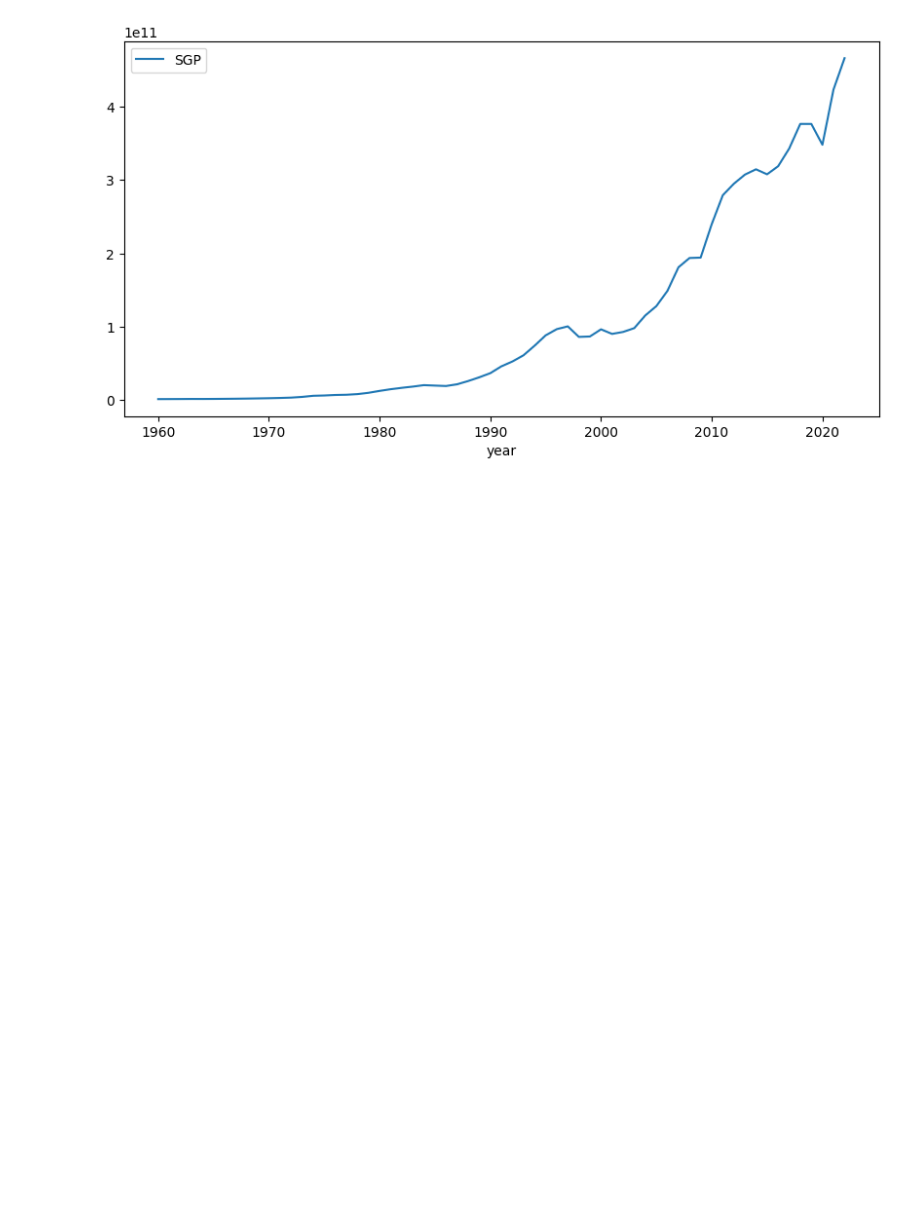
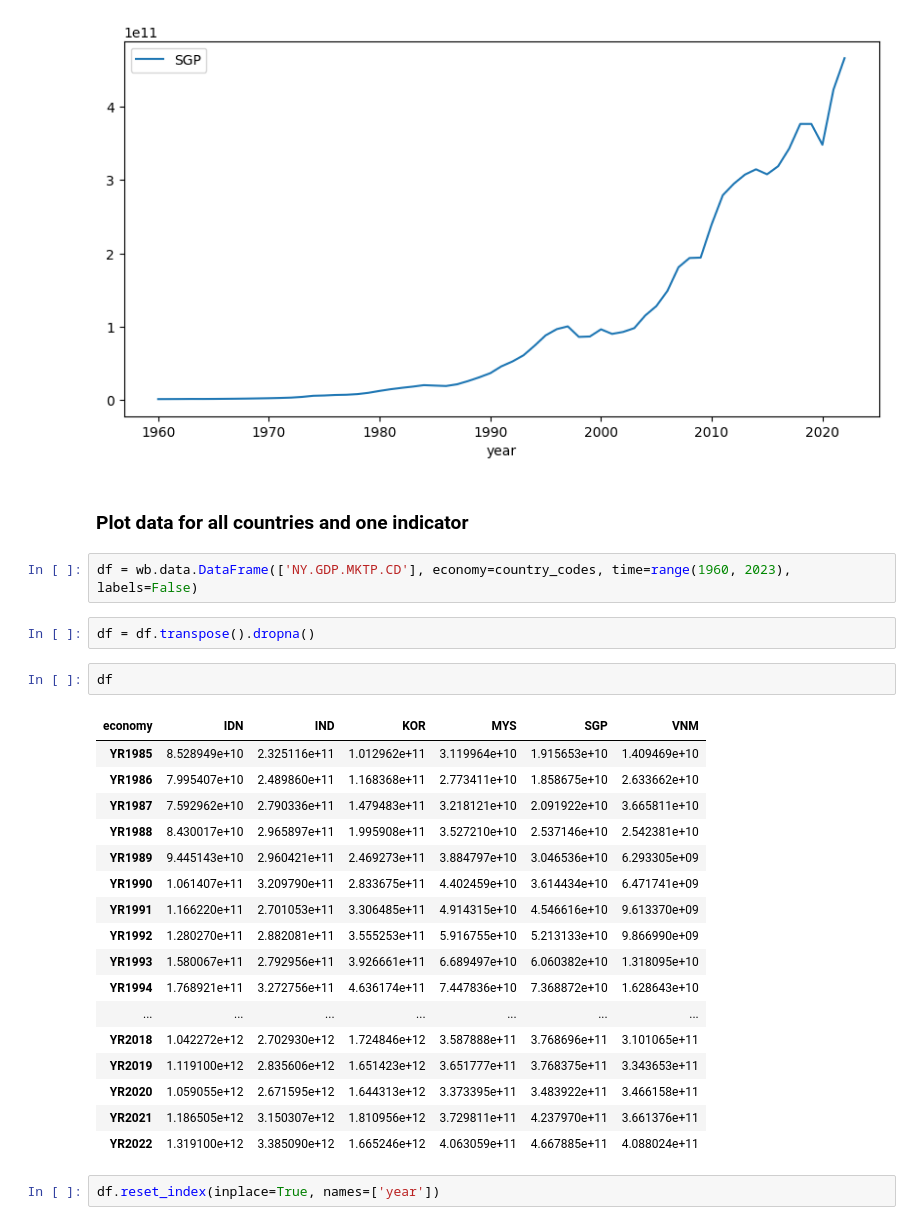
Before and after one commit to alexsgit/wbdata, a Jupyter notebook: notebooks/data_exploration.ipynb, the cells around one changed output. Drawn from its saved outputs; the diff is of its cells as text; blank space fills up the shorter version.

```diff
--- a/notebooks/data_exploration.ipynb
+++ b/notebooks/data_exploration.ipynb
@@ -100,3 +100,31 @@ df.plot(x='year', y='SGP', figsize=(10, 5))
 # %% [output]
 <Axes: xlabel='year'>
 [figure]
+# %% [markdown]
+### Plot data for all countries and one indicator
+# %%
+df = wb.data.DataFrame(['NY.GDP.MKTP.CD'], economy=country_codes, time=range(1960, 2023), labels=False)
+# %%
+df = df.transpose().dropna()
+# %%
+df
+# %% [output]
+| economy | IDN | IND | KOR | MYS | SGP | VNM |
+| YR1985 | 8.528949e+10 | 2.325116e+11 | 1.012962e+11 | 3.119964e+10 | 1.915653e+10 | 1.409469e+10 |
+| YR1986 | 7.995407e+10 | 2.489860e+11 | 1.168368e+11 | 2.773411e+10 | 1.858675e+10 | 2.633662e+10 |
+| YR1987 | 7.592962e+10 | 2.790336e+11 | 1.479483e+11 | 3.218121e+10 | 2.091922e+10 | 3.665811e+10 |
+| YR1988 | 8.430017e+10 | 2.965897e+11 | 1.995908e+11 | 3.527210e+10 | 2.537146e+10 | 2.542381e+10 |
+| YR1989 | 9.445143e+10 | 2.960421e+11 | 2.469273e+11 | 3.884797e+10 | 3.046536e+10 | 6.293305e+09 |
+| YR1990 | 1.061407e+11 | 3.209790e+11 | 2.833675e+11 | 4.402459e+10 | 3.614434e+10 | 6.471741e+09 |
+| YR1991 | 1.166220e+11 | 2.701053e+11 | 3.306485e+11 | 4.914315e+10 | 4.546616e+10 | 9.613370e+09 |
+| YR1992 | 1.280270e+11 | 2.882081e+11 | 3.555253e+11 | 5.916755e+10 | 5.213133e+10 | 9.866990e+09 |
+| YR1993 | 1.580067e+11 | 2.792956e+11 | 3.926661e+11 | 6.689497e+10 | 6.060382e+10 | 1.318095e+10 |
+| YR1994 | 1.768921e+11 | 3.272756e+11 | 4.636174e+11 | 7.447836e+10 | 7.368872e+10 | 1.628643e+10 |
+| ... | ... | ... | ... | ... | ... | ... |
+| YR2018 | 1.042272e+12 | 2.702930e+12 | 1.724846e+12 | 3.587888e+11 | 3.768696e+11 | 3.101065e+11 |
+| YR2019 | 1.119100e+12 | 2.835606e+12 | 1.651423e+12 | 3.651777e+11 | 3.768375e+11 | 3.343653e+11 |
+| YR2020 | 1.059055e+12 | 2.671595e+12 | 1.644313e+12 | 3.373395e+11 | 3.483922e+11 | 3.466158e+11 |
+| YR2021 | 1.186505e+12 | 3.150307e+12 | 1.810956e+12 | 3.729811e+11 | 4.237970e+11 | 3.661376e+11 |
+| YR2022 | 1.319100e+12 | 3.385090e+12 | 1.665246e+12 | 4.063059e+11 | 4.667885e+11 | 4.088024e+11 |
+# %%
+df.reset_index(inplace=True, names=['year'])
```
Also changed, not shown: parts of 2 cells of this notebook.
